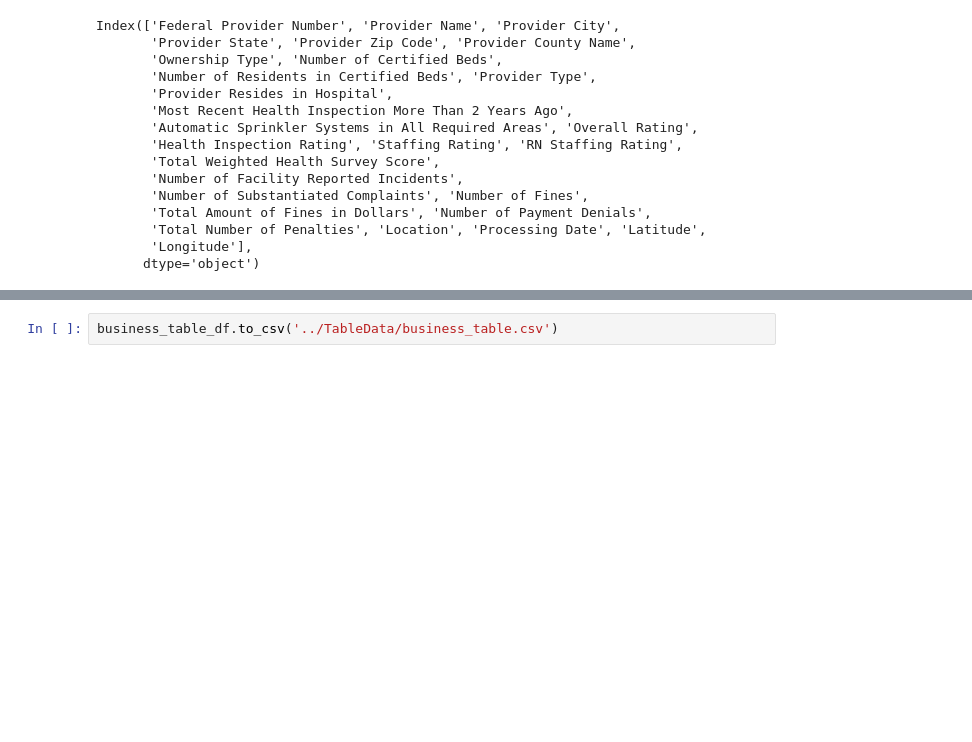
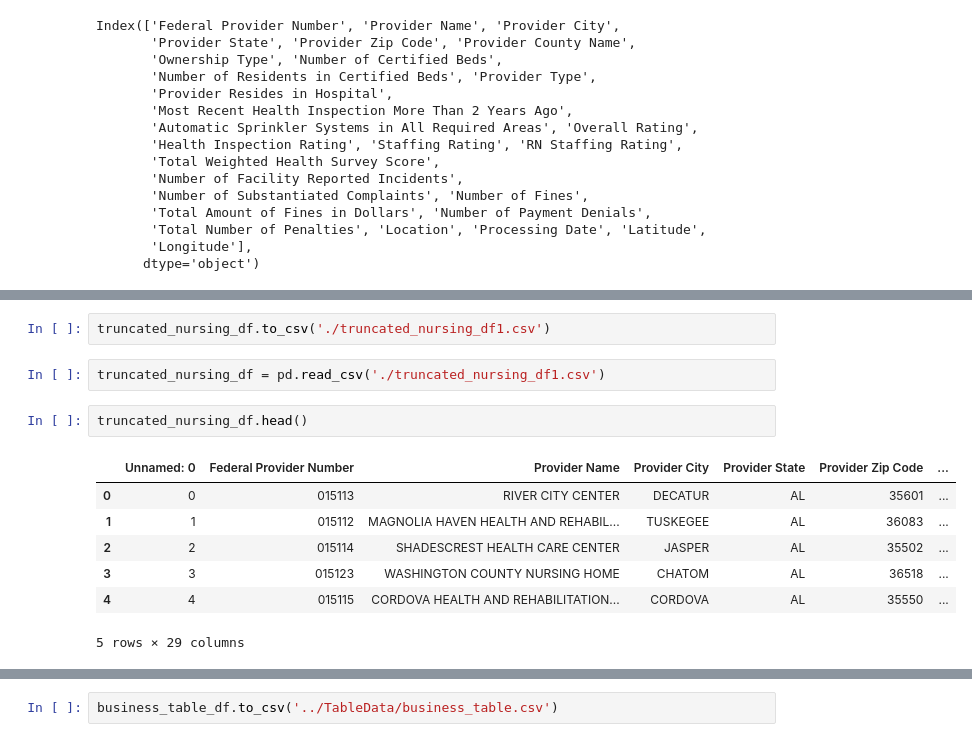
Before and after one commit to cburgyan/BestRetirementByState, a Jupyter notebook: DatasetManipulations/retirementHome.ipynb, the cells around one changed output, grey strips where cells are left out. Saved outputs shown, nothing was run; the diff lists cells and outputs as text; blank space fills up the shorter version.

```diff
--- a/DatasetManipulations/retirementHome.ipynb
+++ b/DatasetManipulations/retirementHome.ipynb
@@ -252,3 +267,17 @@ truncated_nursing_df.corr()
 | Number of Fines | 0.038334 | 0.075043 | 0.043969 | -0.046814 | ... |
 | Number of Payment Denials | 0.114800 | 0.029804 | -0.011505 | -0.018318 | ... |
 | Total Number of Penalties | 0.073342 | 0.071583 | 0.031244 | -0.044554 | ... |
+# %%
+truncated_nursing_df.to_csv('./truncated_nursing_df1.csv')
+# %%
+truncated_nursing_df = pd.read_csv('./truncated_nursing_df1.csv')
+# %%
+truncated_nursing_df.head()
+# %% [output]
+|  | Unnamed: 0 | Federal Provider Number | Provider Name | Provider City | Provider State | Provider Zip Code | ... |
+| 0 | 0 | 015113 | RIVER CITY CENTER | DECATUR | AL | 35601 | ... |
+| 1 | 1 | 015112 | MAGNOLIA HAVEN HEALTH AND REHABIL... | TUSKEGEE | AL | 36083 | ... |
+| 2 | 2 | 015114 | SHADESCREST HEALTH CARE CENTER | JASPER | AL | 35502 | ... |
+| 3 | 3 | 015123 | WASHINGTON COUNTY NURSING HOME | CHATOM | AL | 36518 | ... |
+| 4 | 4 | 015115 | CORDOVA HEALTH AND REHABILITATION... | CORDOVA | AL | 35550 | ... |
+5 rows × 29 columns
```
Also changed, not shown: parts of 18 cells of this notebook, 3 other files.
